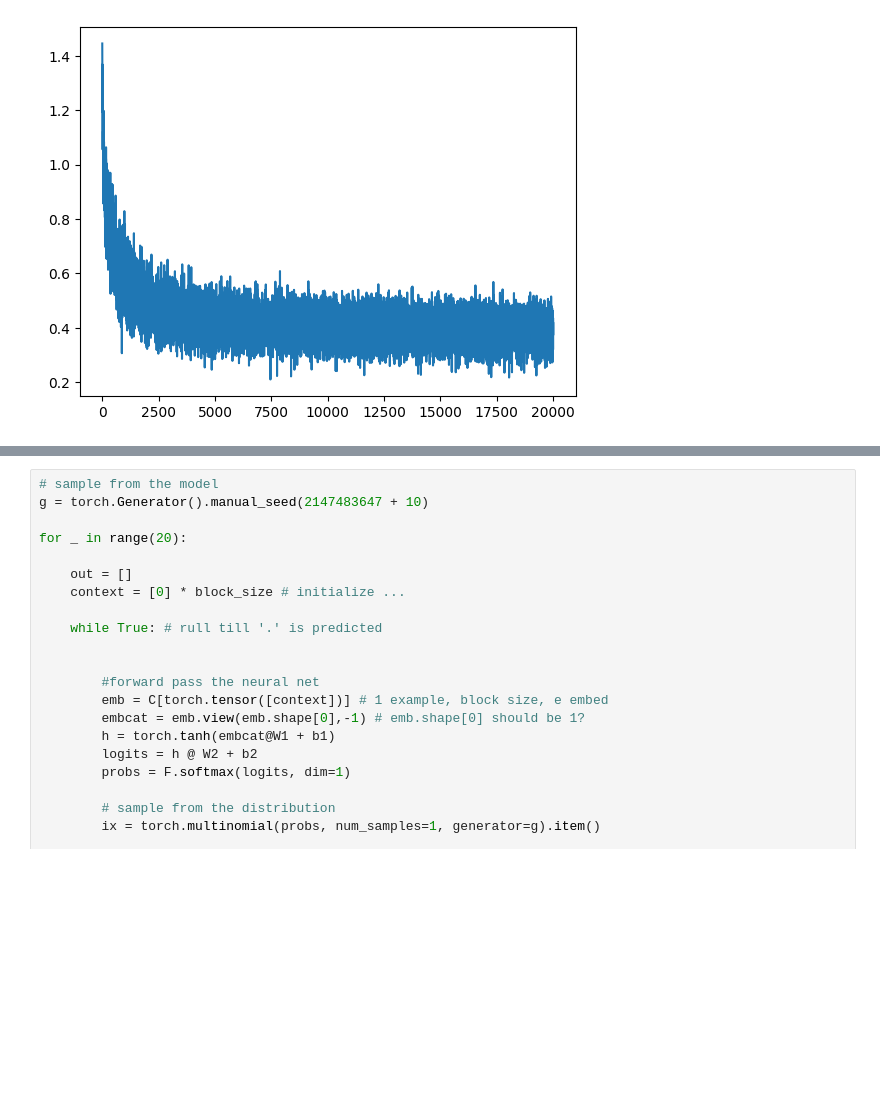
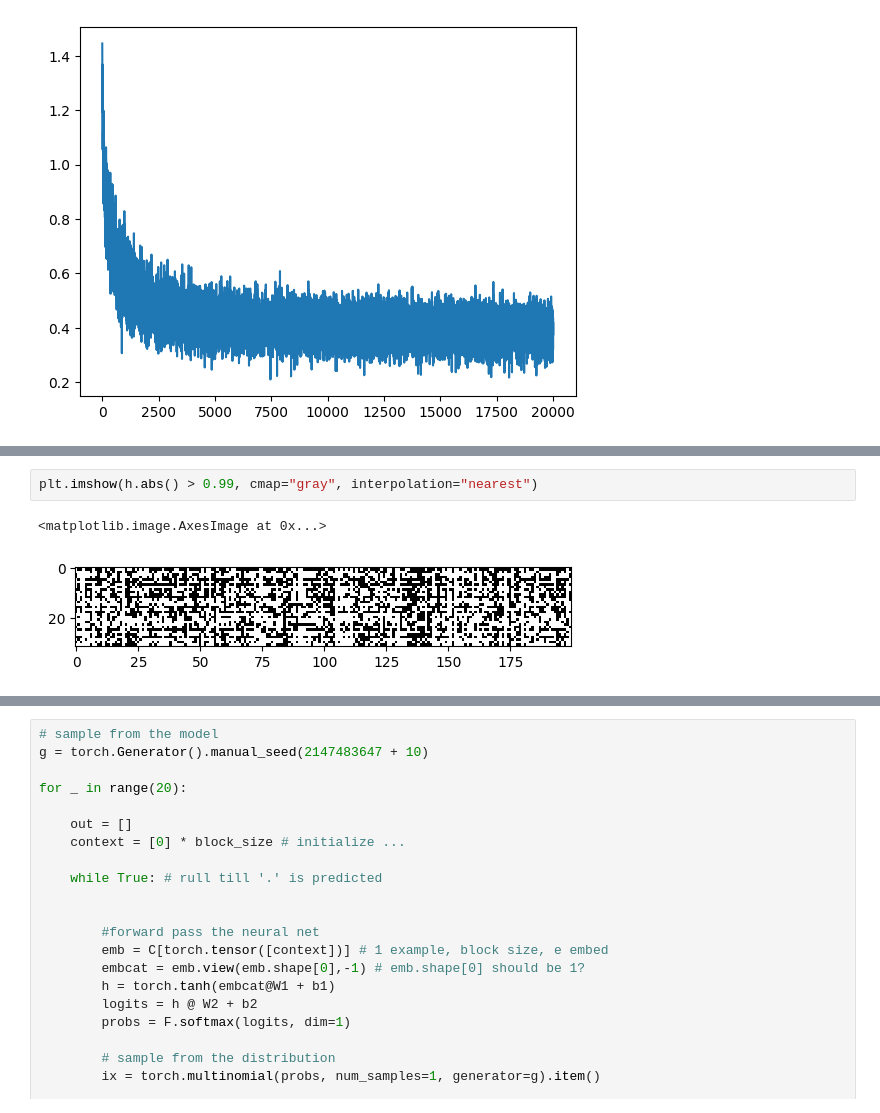
Before and after one commit to vallari24/zero-to-research, a Jupyter notebook: notebooks/04_makemore_activations_gradients_batchnorm.ipynb, the cells around one changed output, grey strips where cells are left out. Cells and saved outputs as stored; diff of their text form; blank space fills up the shorter version.

```diff
--- a/notebooks/04_makemore_activations_gradients_batchnorm.ipynb
+++ b/notebooks/04_makemore_activations_gradients_batchnorm.ipynb
@@ -170,3 +172,8 @@ plt.plot(lossi)
+# %%
+plt.imshow(h.abs() > 0.99, cmap="gray", interpolation="nearest")
+# %% [output]
+<matplotlib.image.AxesImage at 0x...>
+[figure, added]
 # %%
 # evaluation
 
```
Also changed, not shown: parts of 3 cells of this notebook, 4 other files.
